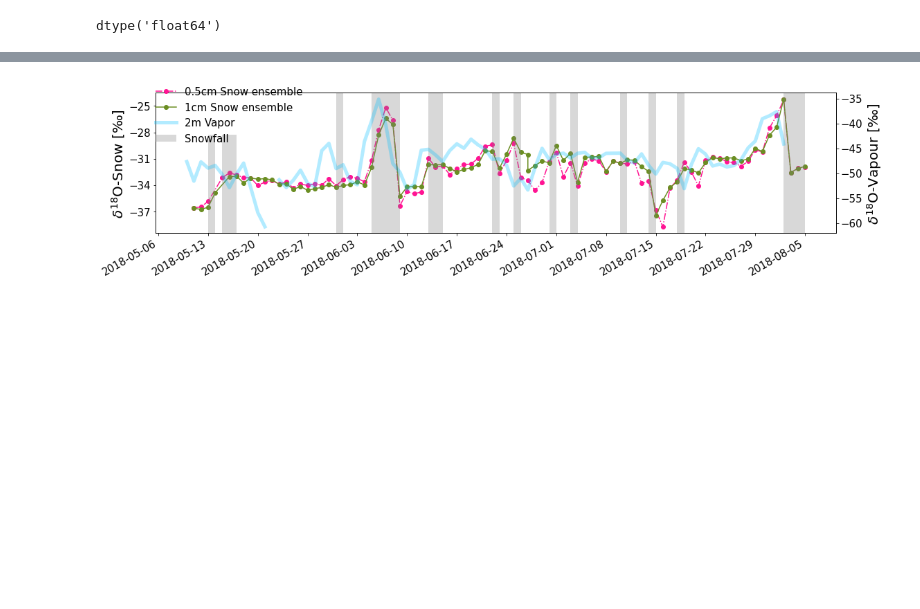
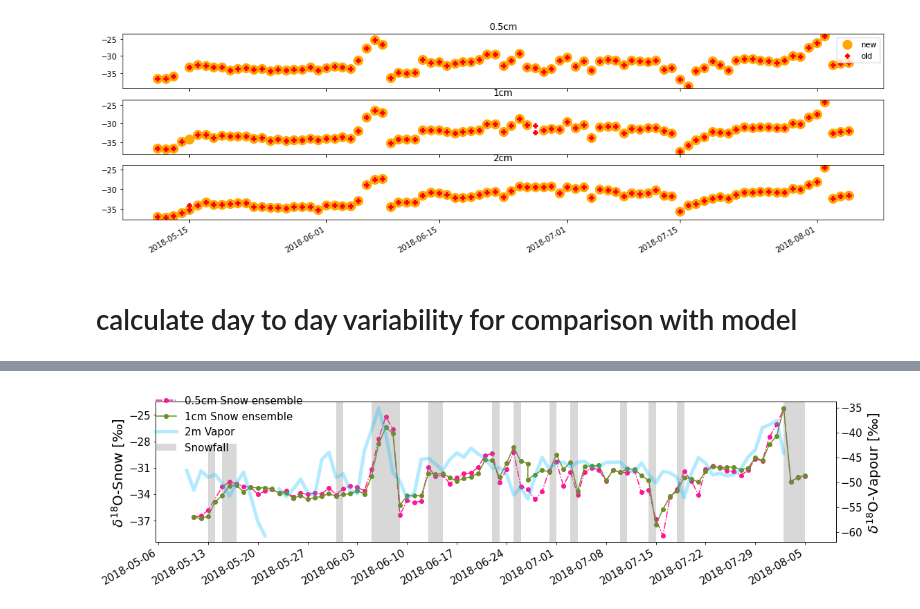
Before and after one commit to Wahly112/GitEGRIP2018, a Jupyter notebook: ST2018.ipynb, the cells around one changed output, grey strips where cells are left out. Cells and saved outputs as stored; diff of their text form; code cells hidden in the pictures; blank space fills up the shorter version.

Commit message:
The ST data was modified for the snowiso model needs and the individual layers calculated

```diff
--- a/ST2018.ipynb
+++ b/ST2018.ipynb
@@ -29,7 +37,3 @@ iso30=pd.read_csv('/Users/swa048/forServer/Vapour/2018/processed_data_combined/E
 iso180=pd.read_csv('/Users/swa048/forServer/Vapour/2018/processed_data_combined/EG18_level180cm.txt',index_col=0,parse_dates=True,na_values=['NAN'])
 df03m_d=iso30.resample('1D').mean()
 df2m_d=iso180.resample('1D').mean()
-# %%
-weather.Snowfall.dtype
-# %% [output]
-dtype('float64')
@@ -35,0 +82,22 @@ dtype('float64')
+# %%
+# CONTROL AFTER I REPROCESSED THE LOADING.. ONLY MINOR CHANGES IN THE BEGINNING
+# THIS PLOT CAN NOT BE REPRODUCED SINCE I DELETED THE OLD DATAFILES
+fig,(ax1,ax2,ax3)=plt.subplots(3,1,figsize=(18,5))
+ax1.plot(dfST_05.d18O,c='orange',Marker='o',ls='',label='new',Markersize=12)
+ax1.plot(dfST_05old.d18O,c='r',Marker='P',ls='',label='old')
+ax1.set_title('0.5cm')
+
+ax2.plot(dfST_1.d18O,c='orange',Marker='o',ls='',label='new',Markersize=12)
+ax2.plot(dfST_1old.d18O,c='r',Marker='P',ls='',label='old')
+ax2.set_title('1cm')
+
+ax3.plot(dfST_2.d18O,c='orange',Marker='o',ls='',label='new',Markersize=12)
+ax3.plot(dfST_2old.d18O,c='r',Marker='P',ls='',label='old')
+ax3.set_title('2cm')
+
+ax1.legend()
+fig.autofmt_xdate()
+# %% [output]
+[figure, added]
+# %% [markdown]
+# calculate day to day variability for comparison with model
```
Also changed, not shown: parts of 7 cells of this notebook, 1 other file.
